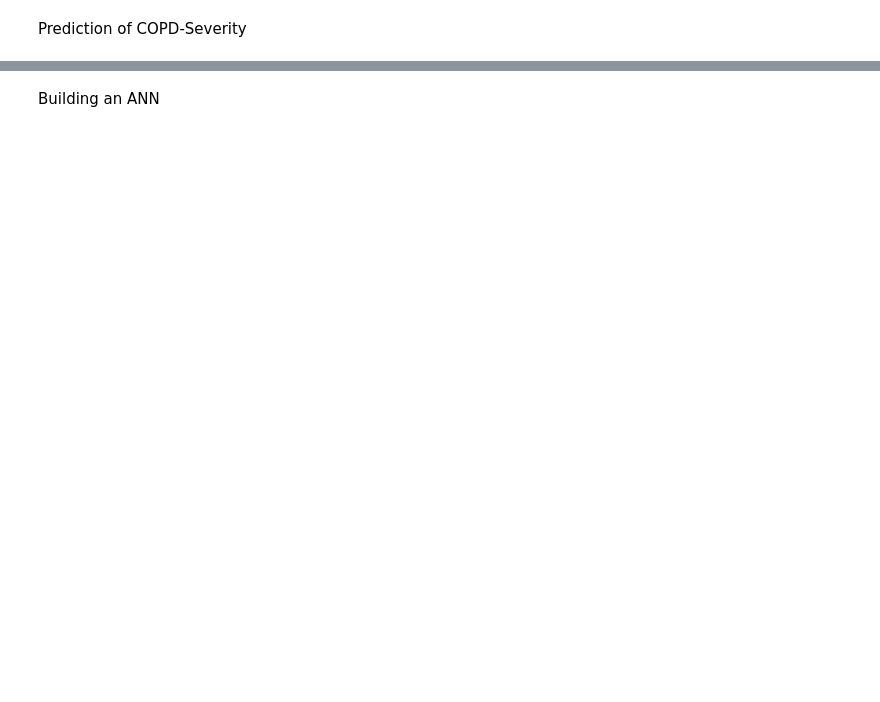
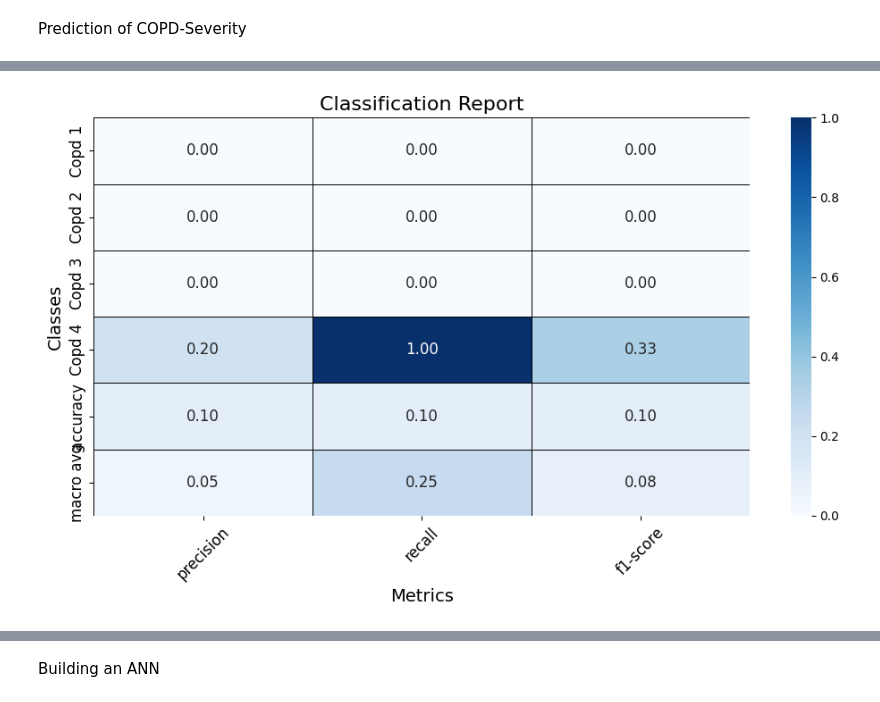
Before and after one commit to LAKSHAY162003/Ml-Model-Backend-Api-BTP, a Jupyter notebook: notebook36b7ad40e5.ipynb, the cells around one changed output, grey strips where cells are left out. Drawn from its saved outputs; the diff is of its cells as text; code cells hidden in the pictures; blank space fills up the shorter version.

```diff
--- a/notebook36b7ad40e5.ipynb
+++ b/notebook36b7ad40e5.ipynb
@@ -262,0 +524,34 @@ print(f'Accuracy of Random Forest Classifier  : {accuracy_score(svc_pred,y_test)
+# %%
+import matplotlib.pyplot as plt
+from sklearn.metrics import classification_report
+import pandas as pd
+
+# Function to generate a styled classification report for multi-class classification
+def plot_classification_report(y_true, y_pred, class_names):
+    # Generate classification report
+    report = classification_report(y_true, y_pred, target_names=class_names, output_dict=True)
+
+    # Convert the report to a pandas DataFrame
+    report_df = pd.DataFrame(report).transpose()
+
+    # Plot the classification report
+    plt.figure(figsize=(10, 6))
+    sns.heatmap(report_df.iloc[:-1, :-1], annot=True, fmt='.2f', cmap='Blues', cbar=True,
+                linewidths=0.5, linecolor='black', annot_kws={"size": 12})
+
+    plt.title('Classification Report', fontsize=16)
+    plt.xlabel('Metrics', fontsize=14)
+    plt.ylabel('Classes', fontsize=14)
+    plt.xticks(rotation=45, fontsize=12)
+    plt.yticks(fontsize=12)
+    plt.tight_layout()
+    plt.show()
+
+# Example usage
+# Replace with actual data
+
+class_names = ['Copd 1', 'Copd 2', 'Copd 3', 'Copd 4']
+
+plot_classification_report(y_test, rfc_pred, class_names)
+# %% [output]
+[figure, added]
```
Also changed, not shown: parts of 50 cells of this notebook, 4 other files.
